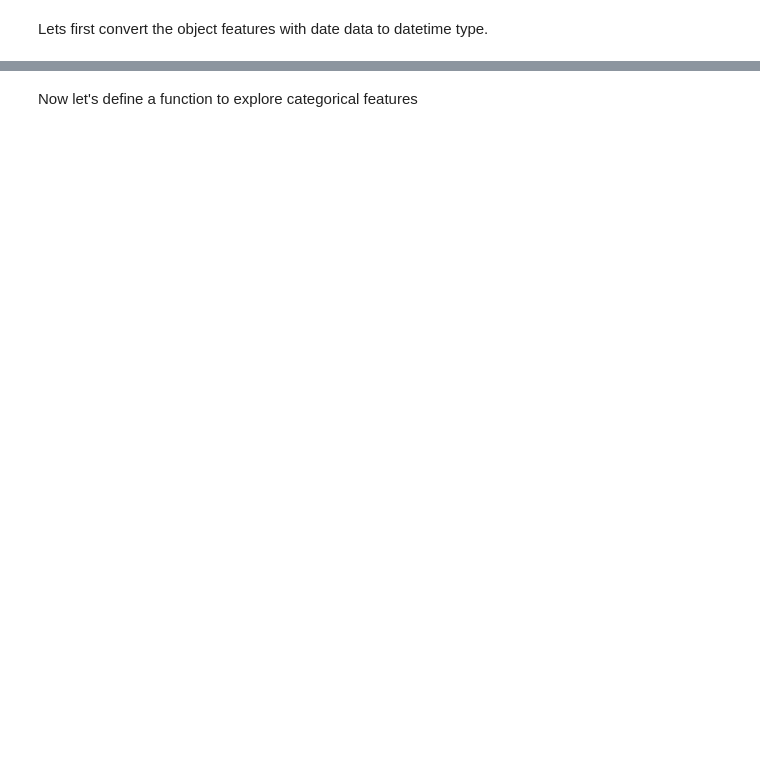
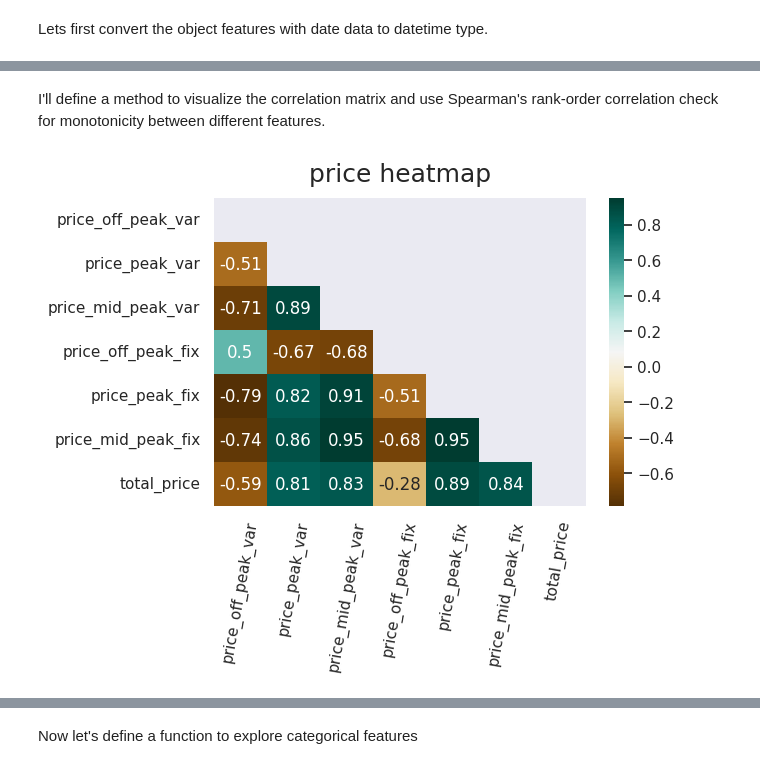
Before and after one commit to hantablack9/BCG-Forage-PowerCo-customer-churn, a Jupyter notebook: 2. EDA || BCG PowerCo churn problem.ipynb, the cells around one changed output, grey strips where cells are left out. Cells and saved outputs as stored; diff of their text form; code cells hidden in the pictures; blank space fills up the shorter version.

```diff
--- a/2. EDA || BCG PowerCo churn problem.ipynb
+++ b/2. EDA || BCG PowerCo churn problem.ipynb
@@ -163,3 +163,5 @@ price_data.csv
 ●	price_mid_peak_fix = price of power for the 3rd period (mid peak)
 # %% [markdown]
 # Sub-task 1: EDA
+# %%
+price['total_price'] = price.iloc[:,2:].sum(axis=1)
@@ -259,0 +447,13 @@ dtype: object
+# %% [markdown]
+I'll define a method to visualize the correlation matrix and use Spearman's rank-order correlation check for monotonicity between different features.
+# %%
+def corr_map(df, title, method='spearman', numeric_only = True):
+    mask = np.triu(np.ones_like(df.corr(method=method,numeric_only=numeric_only), dtype=bool))
+    heatmap = sns.heatmap(df.corr(method=method, numeric_only = numeric_only), annot = True, mask=mask, cmap='BrBG')#
+    plt.xticks(rotation=80)
+    heatmap.set_title(title, fontdict={'fontsize':18}, pad=12);
+# %%
+plt.figure(figsize=(6, 4))
+corr_map(price, 'price heatmap', 'spearman')
+# %% [output]
+[figure, added]
```
Also changed, not shown: parts of 66 cells of this notebook.
